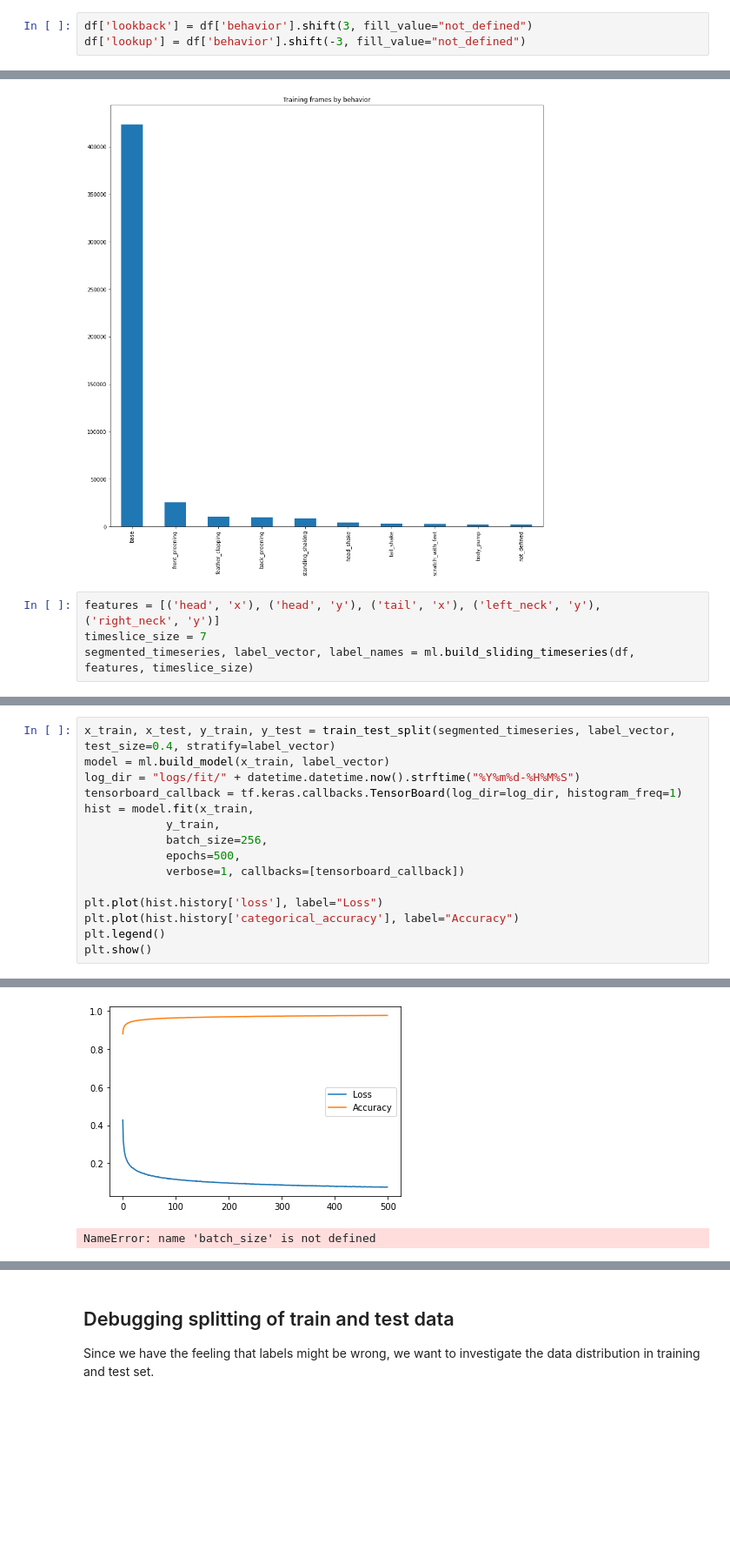
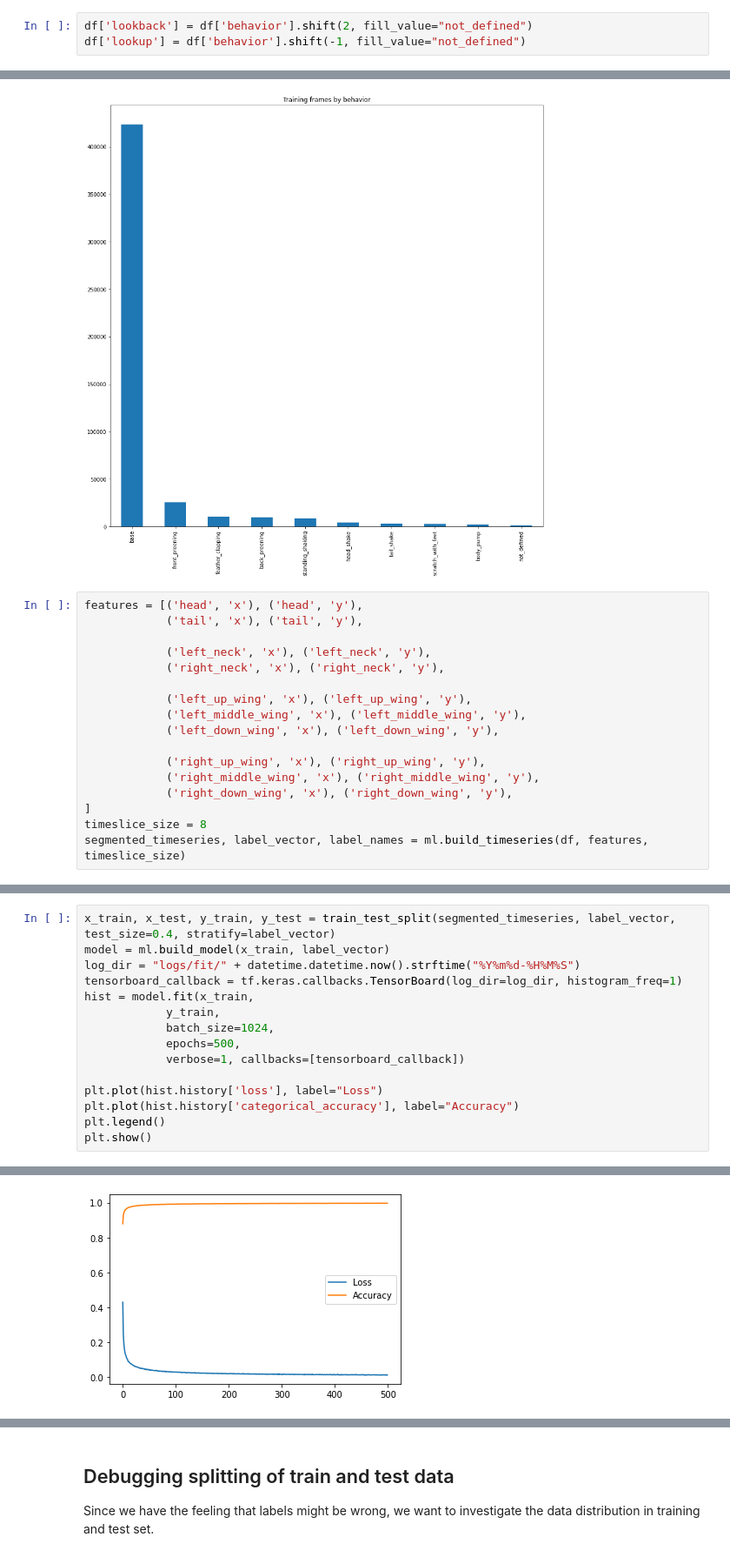
Before and after one commit to kiview/winkie, a Jupyter notebook: _ml_real_data_training_sliding.ipynb, the cells around one changed output, grey strips where cells are left out. Shown at 87% size. Drawn from its saved outputs; the diff is of its cells as text; blank space fills up the shorter version.

Commit message:
Make sliding windows easier and more flexible to use.

```diff
--- a/_ml_real_data_training_sliding.ipynb
+++ b/_ml_real_data_training_sliding.ipynb
@@ -57,8 +62,8 @@ df.behavior.value_counts().plot(kind='bar', figsize=(15,15), title='Training fra
 <AxesSubplot:title={'center':'Training frames by behavior'}>
 [figure]
 # %%
-df['lookback'] = df['behavior'].shift(3, fill_value="not_defined")
-df['lookup'] = df['behavior'].shift(-3, fill_value="not_defined")
+df['lookback'] = df['behavior'].shift(2, fill_value="not_defined")
+df['lookup'] = df['behavior'].shift(-1, fill_value="not_defined")
 # %% [markdown]
 We drop all `not_defined` behaviours, since they dominate the data too much.
 # %%
@@ -69,7 +74,20 @@ df.behavior.value_counts().plot(kind='bar', figsize=(15,15), title='Training fra
 <AxesSubplot:title={'center':'Training frames by behavior'}>
 [figure]
 # %%
-features = [('head', 'x'), ('head', 'y'), ('tail', 'x'), ('left_neck', 'y'), ('right_neck', 'y')]
-timeslice_size = 7
-segmented_timeseries, label_vector, label_names = ml.build_sliding_timeseries(df, features, timeslice_size)
+features = [('head', 'x'), ('head', 'y'),
+            ('tail', 'x'), ('tail', 'y'),
+
+            ('left_neck', 'x'), ('left_neck', 'y'),
+            ('right_neck', 'x'), ('right_neck', 'y'),
+
+            ('left_up_wing', 'x'), ('left_up_wing', 'y'),
+            ('left_middle_wing', 'x'), ('left_middle_wing', 'y'),
+            ('left_down_wing', 'x'), ('left_down_wing', 'y'),
+
+            ('right_up_wing', 'x'), ('right_up_wing', 'y'),
+            ('right_middle_wing', 'x'), ('right_middle_wing', 'y'),
+            ('right_down_wing', 'x'), ('right_down_wing', 'y'),
+]
+timeslice_size = 8
+segmented_timeseries, label_vector, label_names = ml.build_timeseries(df, features, timeslice_size)
 # %%
@@ -83,7 +127,7 @@ log_dir = "logs/fit/" + datetime.datetime.now().strftime("%Y%m%d-%H%M%S")
 tensorboard_callback = tf.keras.callbacks.TensorBoard(log_dir=log_dir, histogram_freq=1)
 hist = model.fit(x_train,
             y_train,
-            batch_size=256,
+            batch_size=1024,
             epochs=500,
             verbose=1, callbacks=[tensorboard_callback])
 
@@ -112,5 +156,4 @@ Epoch 500/500
-[figure, old version]
+[figure, new version]
-NameError: name 'batch_size' is not defined
 # %%
 
 results = model.evaluate(x_test, y_test, batch_size=256)
```
Also changed, not shown: parts of 21 cells of this notebook, 5 other files.
